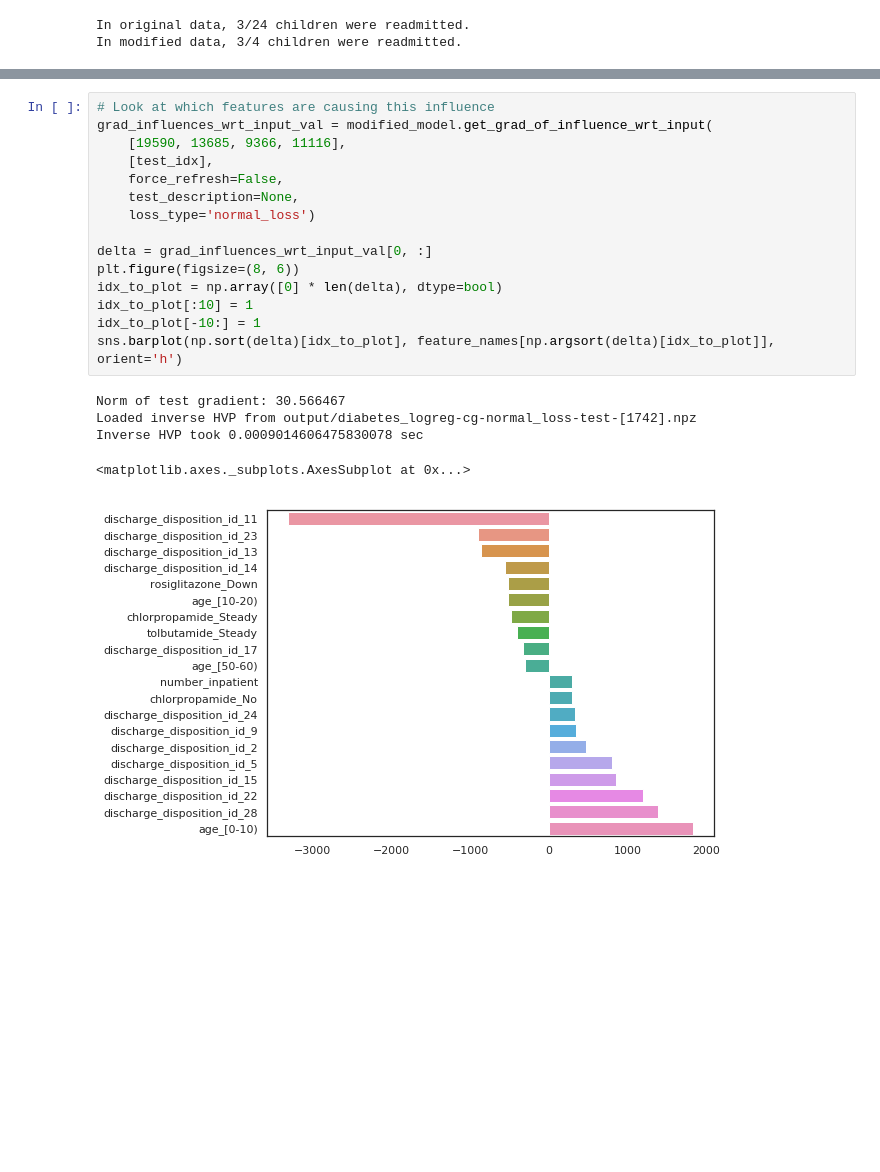
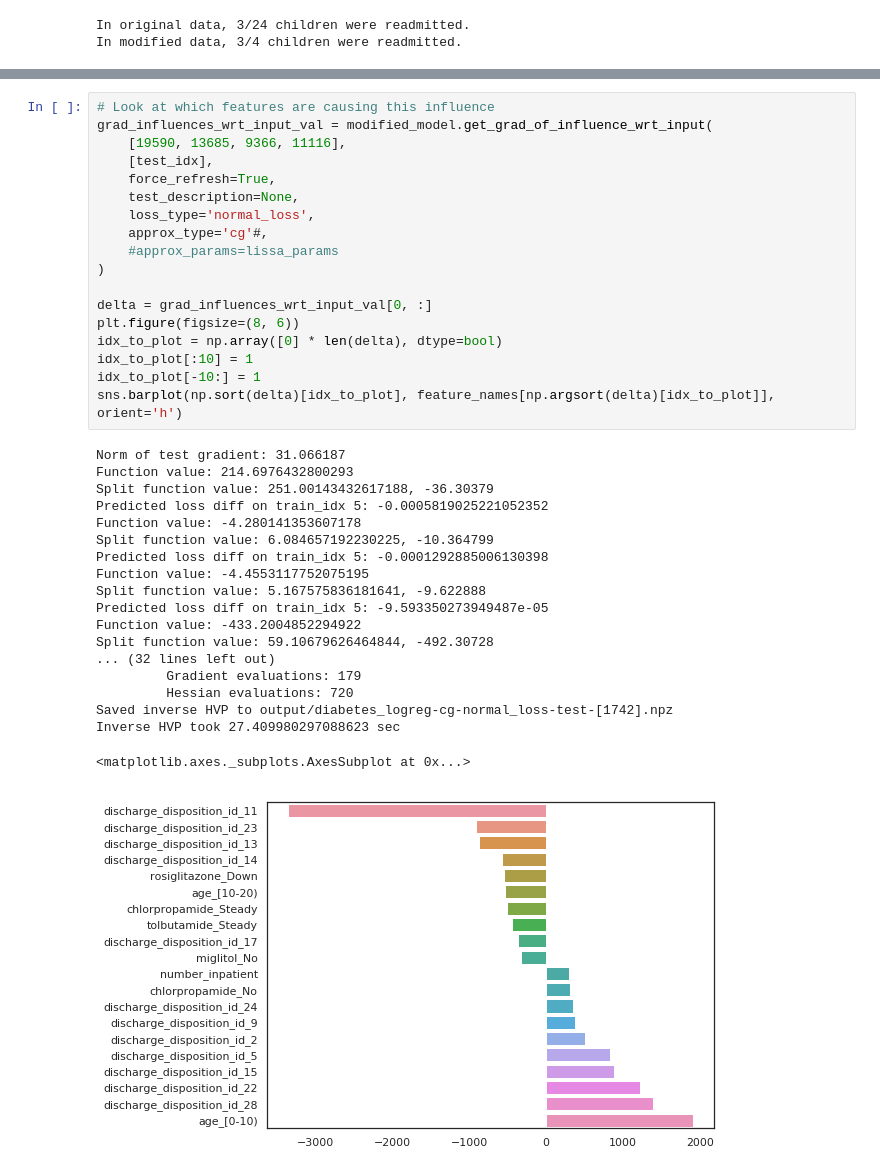
Before and after one commit to expectopatronum/influence-release, a Jupyter notebook: scripts/hospital_readmission.ipynb, the cells around one changed output, grey strips where cells are left out. Drawn from its saved outputs; the diff is of its cells as text; blank space fills up the shorter version.

```diff
--- a/scripts/hospital_readmission.ipynb
+++ b/scripts/hospital_readmission.ipynb
@@ -416,21 +423,38 @@ sns.barplot(ages_to_plot, influences_to_plot, order=ages_to_plot[sort_idx])
 # %%
 # Look at which features are causing this influence
 grad_influences_wrt_input_val = modified_model.get_grad_of_influence_wrt_input(
     [19590, 13685, 9366, 11116],
     [test_idx],
-    force_refresh=False,
+    force_refresh=True,
     test_description=None,
-    loss_type='normal_loss')
+    loss_type='normal_loss',
+    approx_type='cg'#,
+    #approx_params=lissa_params
+)
 
 delta = grad_influences_wrt_input_val[0, :]
 plt.figure(figsize=(8, 6))
 idx_to_plot = np.array([0] * len(delta), dtype=bool)
 idx_to_plot[:10] = 1
 idx_to_plot[-10:] = 1
 sns.barplot(np.sort(delta)[idx_to_plot], feature_names[np.argsort(delta)[idx_to_plot]], orient='h')
 # %% [output]
-Norm of test gradient: 30.566467
-Loaded inverse HVP from output/diabetes_logreg-cg-normal_loss-test-[1742].npz
-Inverse HVP took 0.0009014606475830078 sec
+Norm of test gradient: 31.066187
+Function value: 214.6976432800293
+Split function value: 251.00143432617188, -36.30379
+Predicted loss diff on train_idx 5: -0.0005819025221052352
+Function value: -4.280141353607178
+Split function value: 6.084657192230225, -10.364799
+Predicted loss diff on train_idx 5: -0.0001292885006130398
+Function value: -4.4553117752075195
+Split function value: 5.167575836181641, -9.622888
+Predicted loss diff on train_idx 5: -9.593350273949487e-05
+Function value: -433.2004852294922
+Split function value: 59.10679626464844, -492.30728
+... (32 lines left out)
+         Gradient evaluations: 179
+         Hessian evaluations: 720
+Saved inverse HVP to output/diabetes_logreg-cg-normal_loss-test-[1742].npz
+Inverse HVP took 27.409980297088623 sec
 <matplotlib.axes._subplots.AxesSubplot at 0x...>
-[figure, old version]
+[figure, new version]
```
Also changed, not shown: parts of 6 cells of this notebook.
